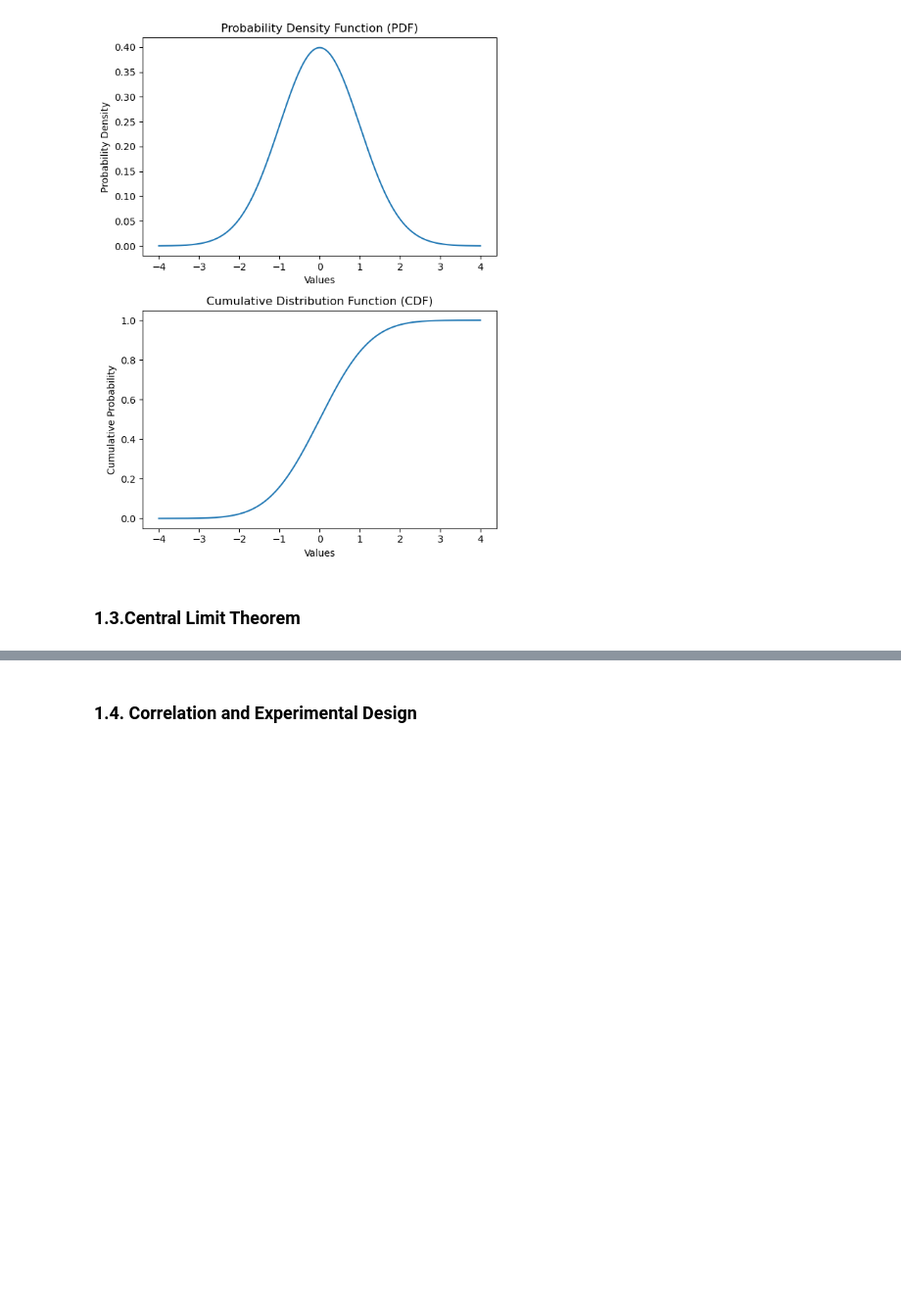
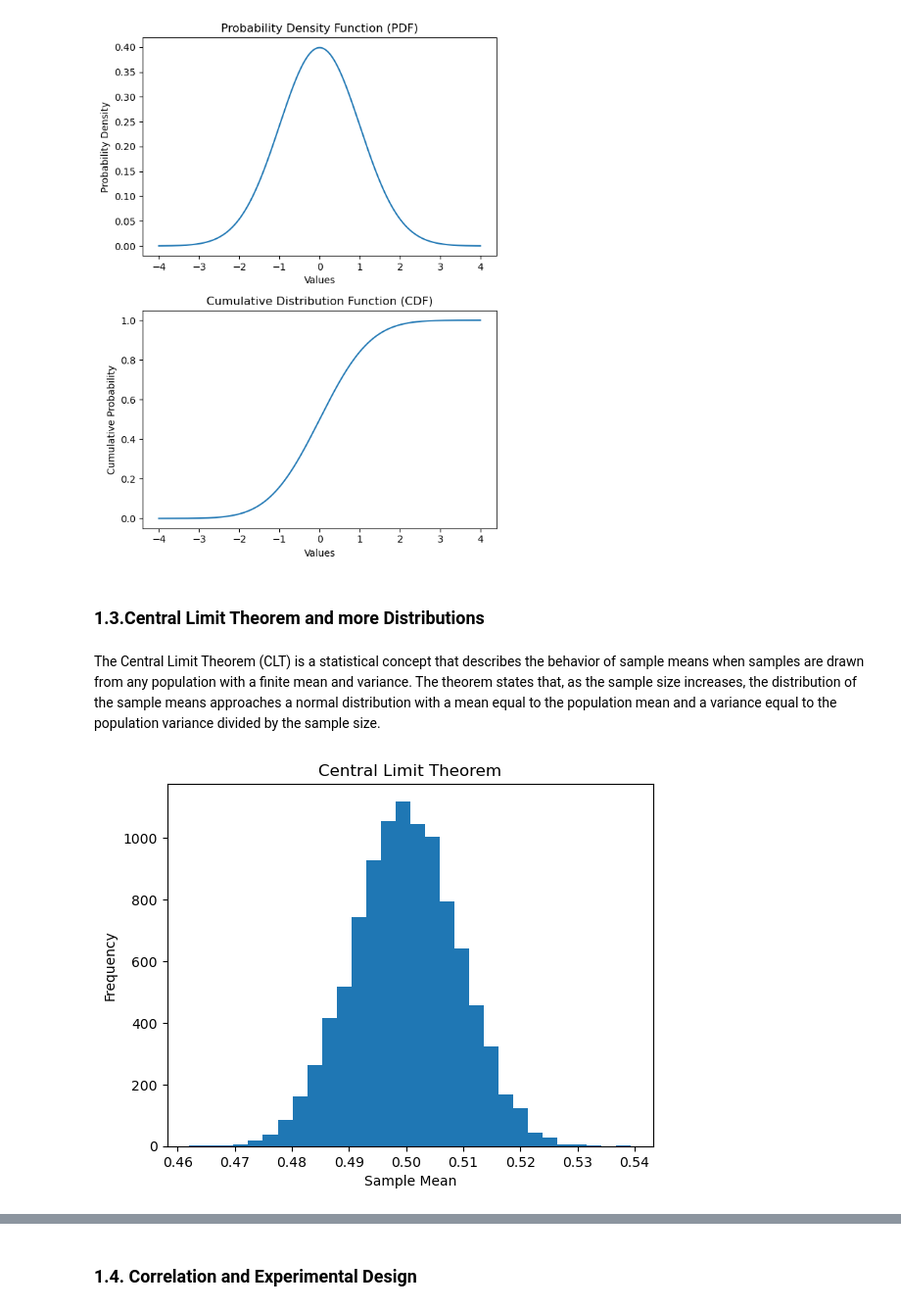
Before and after one commit to ONURYI/Data-Scientist-Professional-with-Python, a Jupyter notebook: Block III - Statistics/1.Introduction to Statistics in Python.ipynb, the cells around one changed output, grey strips where cells are left out. Shown at 98% size. Drawn from its saved outputs; the diff is of its cells as text; code cells hidden in the pictures; blank space fills up the shorter version.

```diff
--- a/Block III - Statistics/1.Introduction to Statistics in Python.ipynb
+++ b/Block III - Statistics/1.Introduction to Statistics in Python.ipynb
@@ -347,4 +347,27 @@ plt.show()
 # %% [output]
 [figure]
 # %% [markdown]
-### **1.3.Central Limit Theorem**
+### **1.3.Central Limit Theorem and more Distributions**
+# %% [markdown]
+The Central Limit Theorem (CLT) is a statistical concept that describes the behavior of sample means when samples are drawn from any population with a finite mean and variance. The theorem states that, as the sample size increases, the distribution of the sample means approaches a normal distribution with a mean equal to the population mean and a variance equal to the population variance divided by the sample size.
+# %%
+# Sample size
+n = 1000
+
+# Number of samples
+num_samples = 10000
+
+# Generate num_samples samples of size n from a uniform distribution
+samples = np.random.uniform(0, 1, (num_samples, n))
+
+# Calculate the mean of each sample
+sample_means = np.mean(samples, axis=1)
+
+# Plot a histogram of the sample means
+plt.hist(sample_means, bins=30)
+plt.title("Central Limit Theorem")
+plt.xlabel("Sample Mean")
+plt.ylabel("Frequency")
+plt.show()
+# %% [output]
+[figure, added]
```
Also changed, not shown: parts of 2 cells of this notebook.
